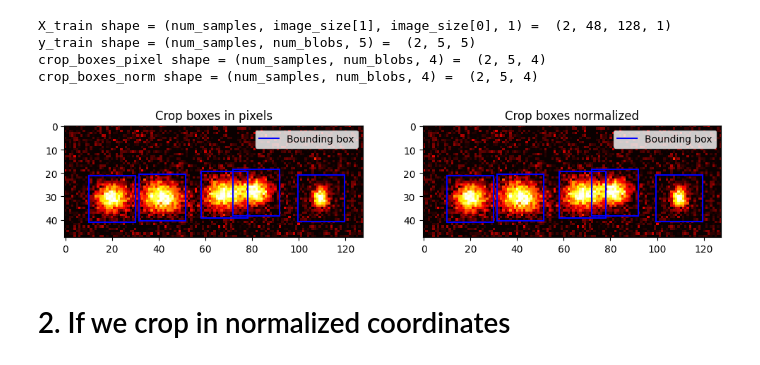
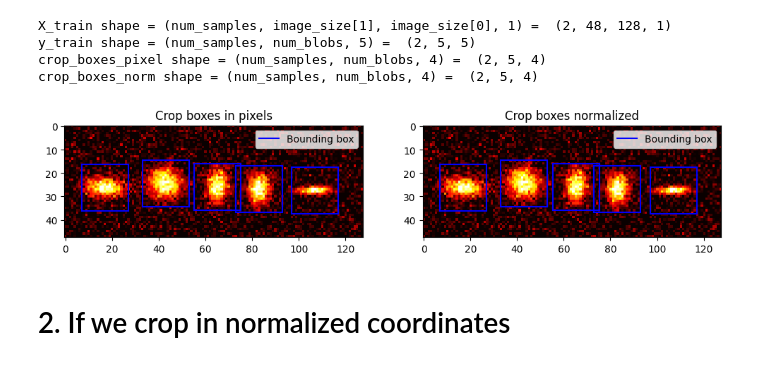
Before and after one commit to abdelabd/crop_classify, a Jupyter notebook: Python Code/test_crop_layer_frontend.ipynb, the cells around one changed output. Drawn from its saved outputs; the diff is of its cells as text; code cells hidden in the pictures.

```diff
--- a/Python Code/test_crop_layer_frontend.ipynb
+++ b/Python Code/test_crop_layer_frontend.ipynb
@@ -115,25 +120,25 @@ def plot_borders_norm(ax, crop_boxes_norm, image_size=(128, 48)):
 # %%
 num_samples = 2  # Number of training samples
 X_train, y_train, crop_boxes_pixel, crop_boxes_norm = create_training_data(num_samples, noise_std=0.05)
 
 print("X_train shape = (num_samples, image_size[1], image_size[0], 1) = ", X_train.shape)
 print("y_train shape = (num_samples, num_blobs, 5) = ", y_train.shape)
 print("crop_boxes_pixel shape = (num_samples, num_blobs, 4) = ", crop_boxes_pixel.shape)
 print("crop_boxes_norm shape = (num_samples, num_blobs, 4) = ", crop_boxes_norm.shape)
 fig, axes = plt.subplots(1, 2, figsize=(12, 6))
-axes[0].imshow(X_train[0].squeeze(), cmap='hot')
-axes[1].imshow(X_train[0].squeeze(), cmap='hot')
-plot_borders_pixel(axes[0], crop_boxes_pixel[0])
-plot_borders_norm(axes[1], crop_boxes_norm[0])
+axes[0].imshow(X_train[1].squeeze(), cmap='hot', vmin=0, vmax=1)
+axes[1].imshow(X_train[1].squeeze(), cmap='hot', vmin=0, vmax=1)
+plot_borders_pixel(axes[0], crop_boxes_pixel[1])
+plot_borders_norm(axes[1], crop_boxes_norm[1])
 axes[0].set_title("Crop boxes in pixels")
 axes[1].set_title("Crop boxes normalized")
 plt.show(fig)
 # %% [output]
 X_train shape = (num_samples, image_size[1], image_size[0], 1) =  (2, 48, 128, 1)
 y_train shape = (num_samples, num_blobs, 5) =  (2, 5, 5)
 crop_boxes_pixel shape = (num_samples, num_blobs, 4) =  (2, 5, 4)
 crop_boxes_norm shape = (num_samples, num_blobs, 4) =  (2, 5, 4)
-[figure, old version]
+[figure, new version]
 # %%
 class CropLayer(layers.Layer):
     def __init__(self, **kwargs):
```
Also changed, not shown: parts of 4 cells of this notebook.
